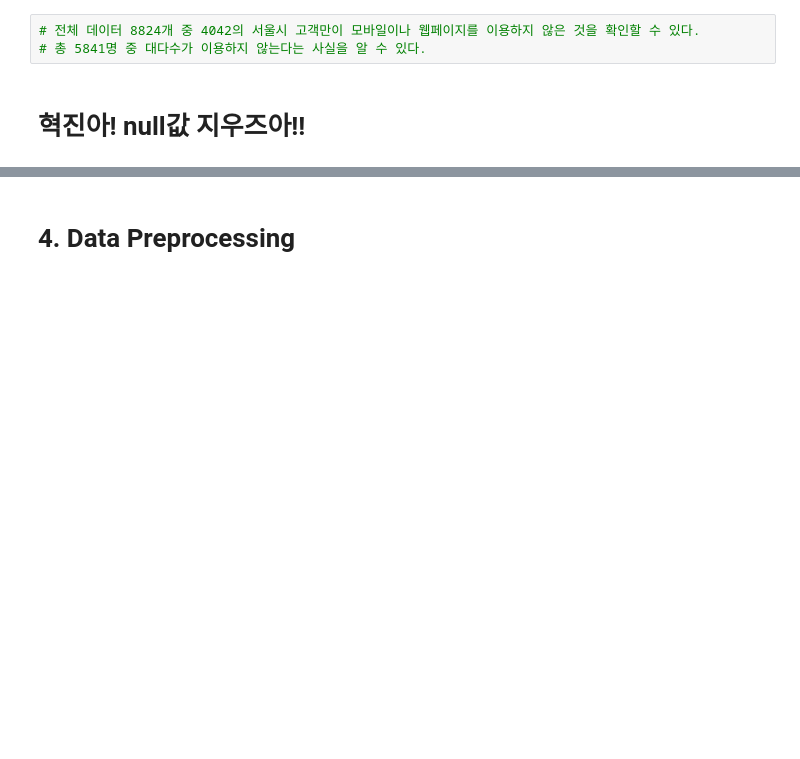
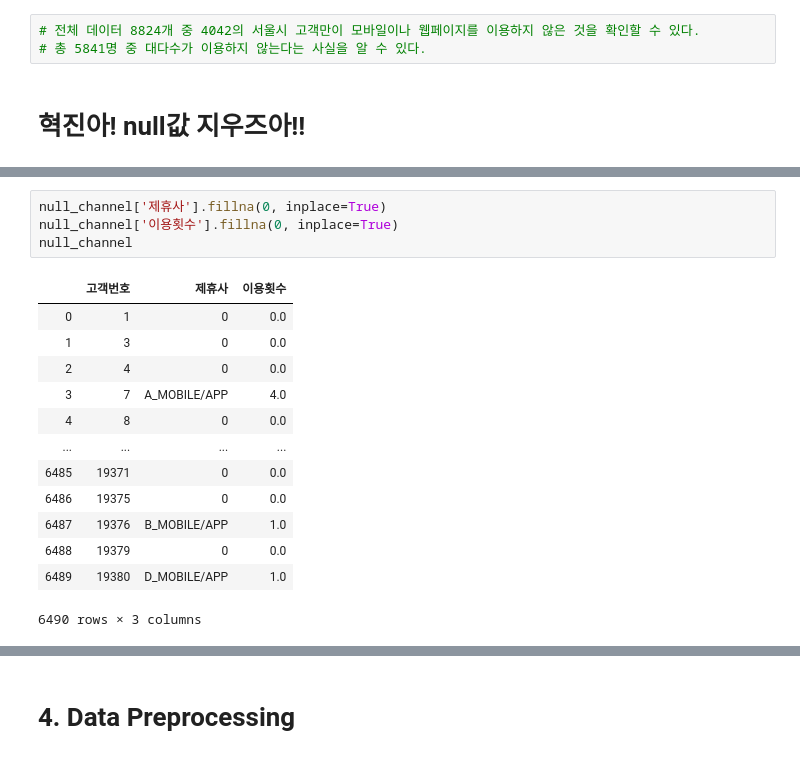
Before and after one commit to JungHyukJin/ModuleProject01, a Jupyter notebook: classification.ipynb, the cells around one changed output, grey strips where cells are left out. Drawn from its saved outputs; the diff is of its cells as text; blank space fills up the shorter version.

```diff
--- a/classification.ipynb
+++ b/classification.ipynb
@@ -288,0 +322,18 @@ dtype: int64
+# %%
+null_channel['제휴사'].fillna(0, inplace=True)
+null_channel['이용횟수'].fillna(0, inplace=True)
+null_channel
+# %% [output]
+|  | 고객번호 | 제휴사 | 이용횟수 |
+| 0 | 1 | 0 | 0.0 |
+| 1 | 3 | 0 | 0.0 |
+| 2 | 4 | 0 | 0.0 |
+| 3 | 7 | A_MOBILE/APP | 4.0 |
+| 4 | 8 | 0 | 0.0 |
+| ... | ... | ... | ... |
+| 6485 | 19371 | 0 | 0.0 |
+| 6486 | 19375 | 0 | 0.0 |
+| 6487 | 19376 | B_MOBILE/APP | 1.0 |
+| 6488 | 19379 | 0 | 0.0 |
+| 6489 | 19380 | D_MOBILE/APP | 1.0 |
+6490 rows × 3 columns
```
Also changed, not shown: parts of 16 cells of this notebook.
